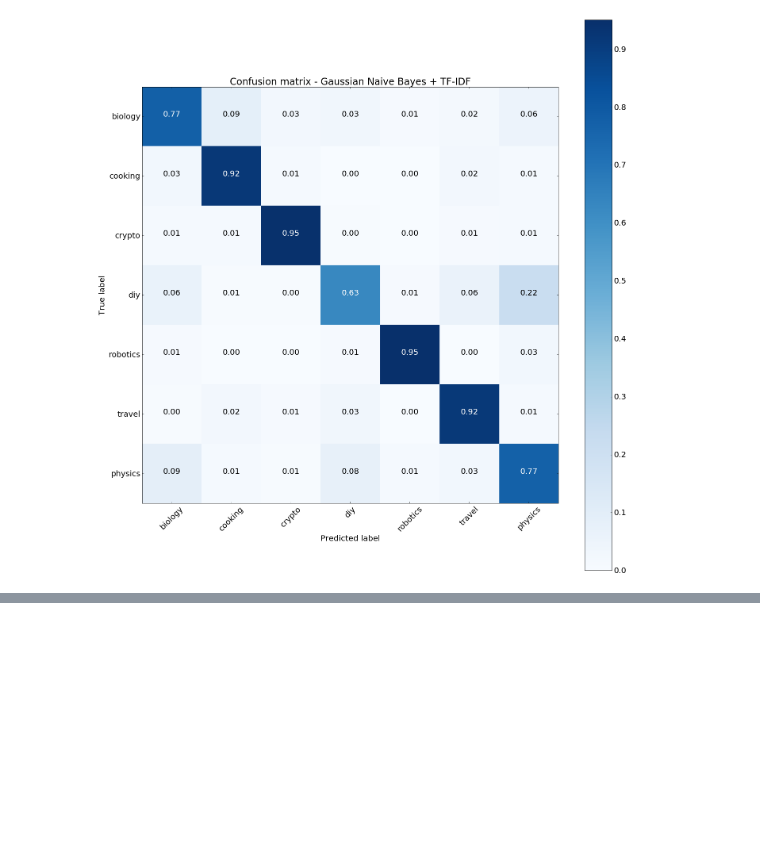
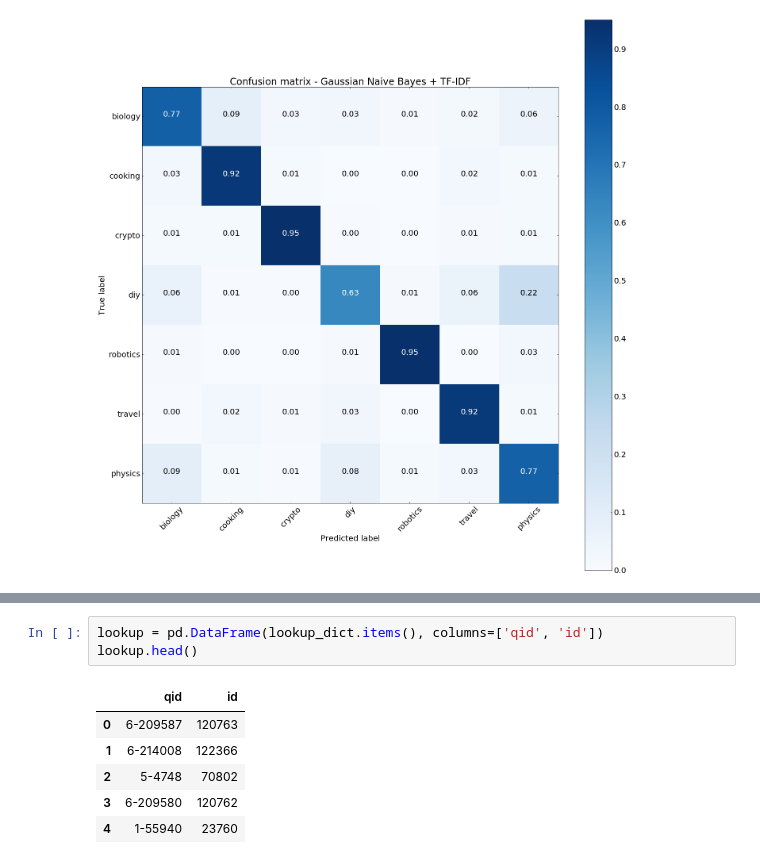
Before and after one commit to Jaspereclipse/kaggle-transfer-learning-on-stack-exchange-tags, a Jupyter notebook: experiments/02-reduced_problem.ipynb, the cells around one changed output, grey strips where cells are left out. Drawn from its saved outputs; the diff is of its cells as text; blank space fills up the shorter version.

```diff
--- a/experiments/02-reduced_problem.ipynb
+++ b/experiments/02-reduced_problem.ipynb
@@ -162,0 +173,10 @@ Normalized.
+# %%
+lookup = pd.DataFrame(lookup_dict.items(), columns=['qid', 'id'])
+lookup.head()
+# %% [output]
+|  | qid | id |
+| 0 | 6-209587 | 120763 |
+| 1 | 6-214008 | 122366 |
+| 2 | 5-4748 | 70802 |
+| 3 | 6-209580 | 120762 |
+| 4 | 1-55940 | 23760 |
```
Also changed, not shown: parts of 5 cells of this notebook.
